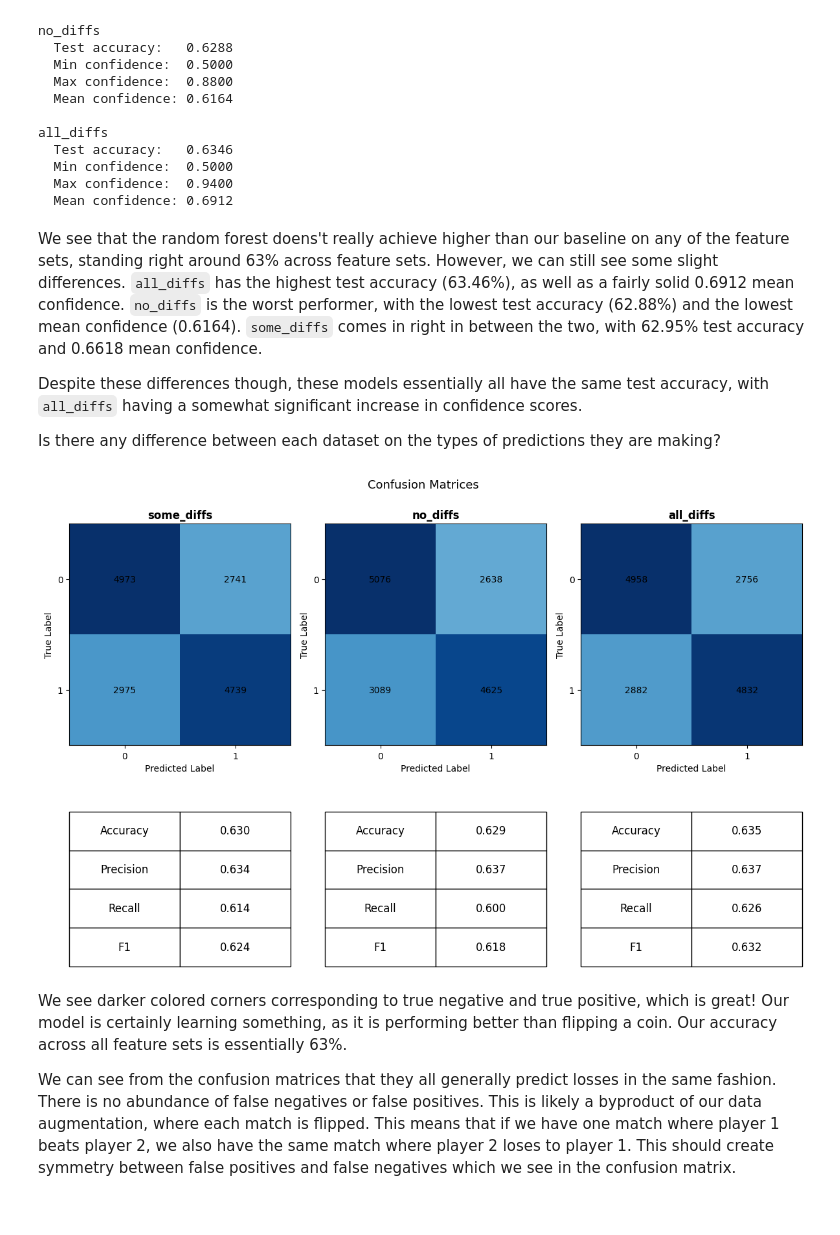
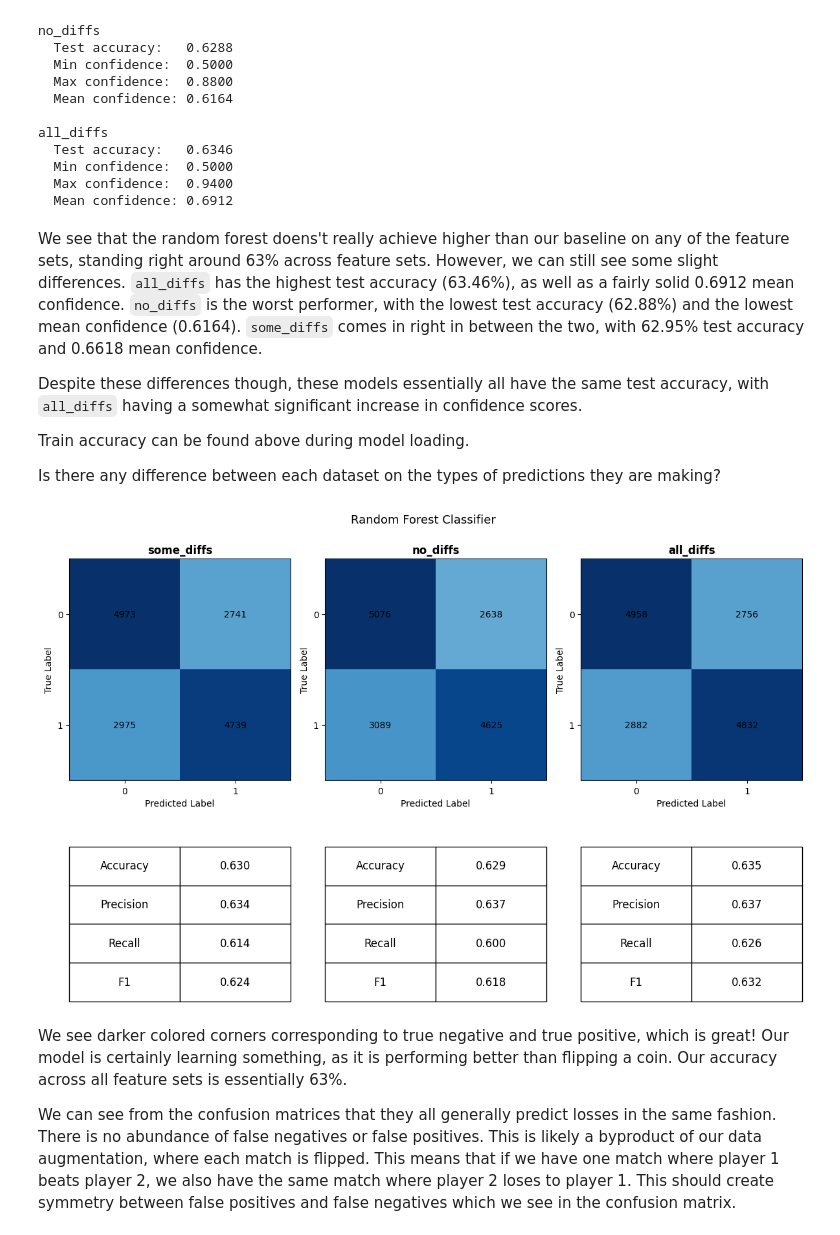
Before and after one commit to CamBitter/RallyRF, a Jupyter notebook: report.ipynb, the cells around one changed output. Cells and saved outputs as stored; diff of their text form; code cells hidden in the pictures.

```diff
--- a/report.ipynb
+++ b/report.ipynb
@@ -456,7 +456,7 @@ for feature_set in ["no_diffs.csv", "all_diffs.csv"]:
     test_accuracy = (Y_test_pred == Y_test).mean()
     print(f"{feature_set[:-4]} Test Accuracy: {test_accuracy * 100:.2f}%")
 
-    rf_preds_dict[feature_set] = Y_test_pred
+    rf_test_preds_dict[feature_set] = Y_test_pred
     rf_confidence_dict[feature_set] = Y_test_confidence
 # %% [output]
 no_diffs Test Accuracy: 62.88%
@@ -543,19 +543,22 @@ We found our loss rounded off at about 15 epochs, optimized with Adam on binary
 # %%
 import torch
 from torch.utils.data import DataLoader, TensorDataset
+from sklearn.preprocessing import StandardScaler
 from src.mlp import MLP
 from torch.nn import BCELoss
 
-mlp_preds_dict = {}
+mlp_test_preds_dict = {}
+mlp_train_preds_dict = {}
 
 for feature_set in feature_sets:
-
     FEATURE_COLS = FEATURE_SETS[feature_set]
 
-    X_train = torch.tensor(X_train_dict[feature_set], dtype=torch.float32)
+    scaler  = StandardScaler()
+    X_train = torch.tensor(scaler.fit_transform(X_train_dict[feature_set]), dtype=torch.float32)
+    X_test  = torch.tensor(scaler.transform(X_test_dict[feature_set]),      dtype=torch.float32)
     Y_train = torch.tensor(Y_train_dict[feature_set], dtype=torch.float32)
-    X_test  = torch.tensor(X_test_dict[feature_set],  dtype=torch.float32)
     Y_test  = torch.tensor(Y_test_dict[feature_set],  dtype=torch.float32)
+
 
     dataset   = TensorDataset(X_train, Y_train)
     loader    = DataLoader(dataset, batch_size=128, shuffle=True)
@@ -580,5 +583,6 @@ for feature_set in feature_sets:
         print(f"{feature_set} — Train accuracy: {train_acc:.4f}")
         print(f"{feature_set} — Test accuracy:  {test_acc:.4f}\n")
 
-        mlp_preds_dict[feature_set] = (model(X_test).squeeze() >= 0.5).float()
+        mlp_test_preds_dict[feature_set] = (model(X_test).squeeze() >= 0.5).float()
+        mlp_train_preds_dict[feature_set] = (model(X_train).squeeze() >= 0.5).float()
 # %% [output]
@@ -602,7 +606,8 @@ from src.boosted_tree import BoostedTreeClassifier
 n_trees = 10
 max_depth = 5
 
-boost_preds_dict = {}
+boost_test_preds_dict = {}
+boost_train_preds_dict = {}
 boost_confidence_dict = {}
 
 print("Fitting boosted trees...")
@@ -632,7 +637,8 @@ for feature_set in feature_sets:
     print(f"{feature_set} — Train accuracy: {train_acc:.4f}")
     print(f"{feature_set} — Test accuracy:  {test_acc:.4f}\n")
 
-    boost_preds_dict[feature_set] = Y_test_pred
+    boost_test_preds_dict[feature_set] = Y_test_pred
+    boost_train_preds_dict[feature_set] = Y_train_pred
     boost_confidence_dict[feature_set] = Y_confidence
 
 print(f"Fit done in {time.time() - t0:.3f}s")
@@ -655,7 +661,7 @@ Fit done in 27.811s
 # %%
 for feature_set in feature_sets:
     Y_test = Y_test_dict[feature_set]
-    Y_pred = rf_preds_dict[feature_set]
+    Y_pred = rf_test_preds_dict[feature_set]
     conf   = rf_confidence_dict[feature_set]
 
     test_acc = (Y_pred == Y_test).mean()
@@ -688,6 +694,8 @@ We see that the random forest doens't really achieve higher than our baseline on
 
 Despite these differences though, these models essentially all have the same test accuracy, with `all_diffs` having a somewhat significant increase in confidence scores.
 
+Train accuracy can be found above during model loading.
+
 Is there any difference between each dataset on the types of predictions they are making?
 # %%
 def plot_confusion_matrix(preds, true, ax, title):
@@ -714,36 +722,36 @@ def plot_confusion_matrix(preds, true, ax, title):
     ax.grid(False)
 
     for i in range(2):
         for j in range(2):
             ax.text(j, i, conf_mat[i, j].item(), ha="center", va="center", color="black", size=10)
 
     table_data = [
         ["Accuracy",  f"{acc:.3f}"],
         ["Precision", f"{prec:.3f}"],
         ["Recall",    f"{rec:.3f}"],
         ["F1",        f"{f1:.3f}"],
     ]
     table = ax.table(cellText=table_data, loc="bottom", cellLoc="center", bbox=[0, -1, 1, 0.7])
     table.auto_set_font_size(False)
     table.set_fontsize(12)
 
 
 fig, axes = plt.subplots(1, len(feature_sets), figsize=(12, 7))
 plt.subplots_adjust(bottom=0.35)
 
 for ax, feature_set in zip(axes, feature_sets):
     plot_confusion_matrix(
-        preds=rf_preds_dict[feature_set],
+        preds=rf_test_preds_dict[feature_set],
         true=Y_test_dict[feature_set],
         ax=ax,
         title=feature_set[:-4],
     )
 
-plt.suptitle("Confusion Matrices", fontsize=13)
+plt.suptitle("Random Forest Classifier", fontsize=13)
 plt.tight_layout()
 plt.show()
 # %% [output]
-[figure, old version]
+[figure, new version]
 # %% [markdown]
 We see darker colored corners corresponding to true negative and true positive, which is great! Our model is certainly learning something, as it is performing better than flipping a coin. Our accuracy across all feature sets is essentially 63%.
 
```
Also changed, not shown: parts of 11 cells of this notebook.
